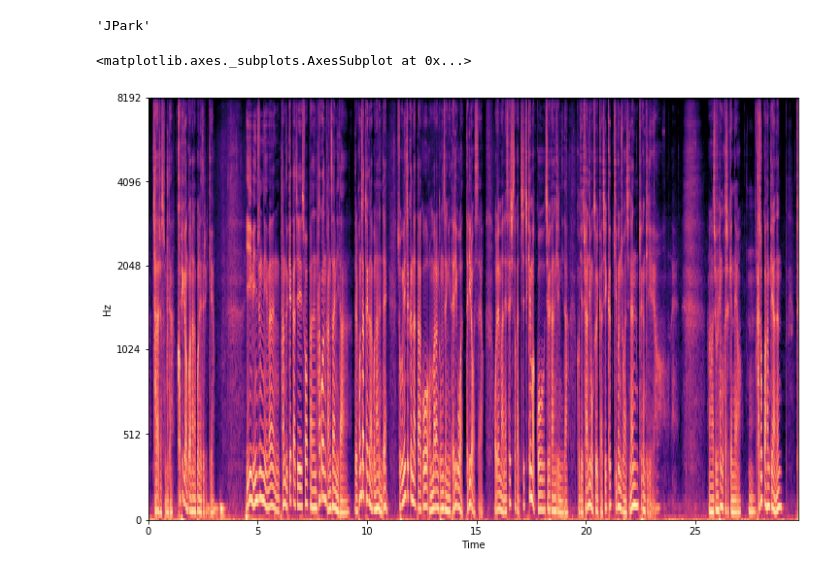
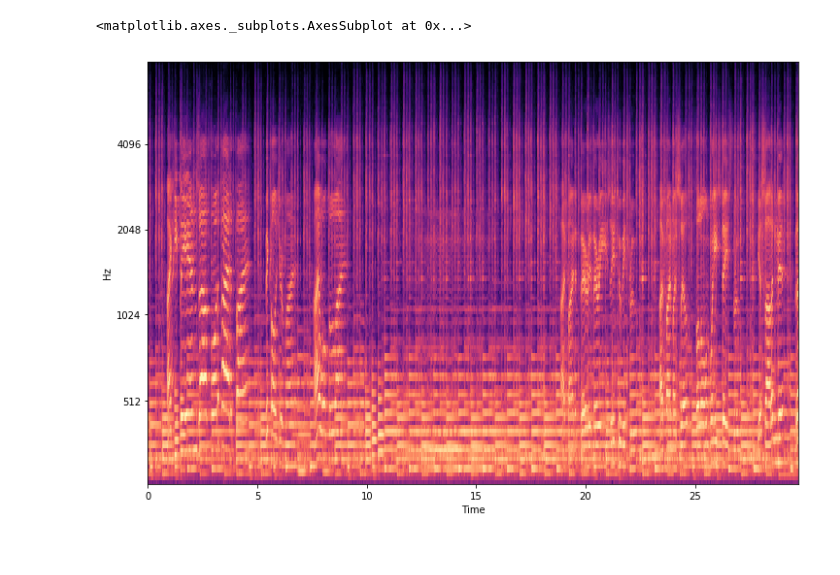
Before and after one commit to ai-lab-seoul/speech_transformation, a Jupyter notebook: 15.1 Song Classification.ipynb, the cells around one changed output. Cells and saved outputs as stored; diff of their text form; code cells hidden in the pictures.

```diff
--- a/15.1 Song Classification.ipynb
+++ b/15.1 Song Classification.ipynb
@@ -47,12 +47,12 @@ def load_songs(song_folder):
         idx_to_genre.append(genre)
         genre_folder = os.path.join(song_folder, genre)
         for song in os.listdir(genre_folder):
-            if song.endswith('.wav'):
+            if song.endswith('.au'):
                 signal, sr = librosa.load(os.path.join(genre_folder, song))
                 melspec = librosa.feature.melspectrogram(signal, sr=sr).T[:1280,]
                 song_specs.append(melspec)
                 genres.append(genre_to_idx[genre])
-
     return song_specs, genres, genre_to_idx, idx_to_genre
 
-song_specs, genres, genre_to_idx, idx_to_genre = load_songs('C:/Users/wanke/Study_sound/proj02_Sound/speech_transformation/song_folder/genres')
+song_specs, genres, genre_to_idx, idx_to_genre = load_songs('/home/douwe/genres')
+song_specs[0].shape
@@ -80,15 +61,11 @@ genre_to_idx
-# %%
-idx_to_genre[3]
-# %% [output]
-'JPark'
 # %%
-librosa.display.specshow(librosa.power_to_db(song_specs[79].T,
+librosa.display.specshow(librosa.power_to_db(song_specs[101].T,
                                               ref=np.max),
-                          y_axis='mel', fmax=8192,
+                          y_axis='mel', fmax=8000,
                           x_axis='time')
 # %% [output]
 <matplotlib.axes._subplots.AxesSubplot at 0x...>
-[figure, old version]
+[figure, new version]
 # %%
 def show_spectogram(show_genre):
     '''
```
Also changed, not shown: parts of 19 cells of this notebook, 1 other file.
